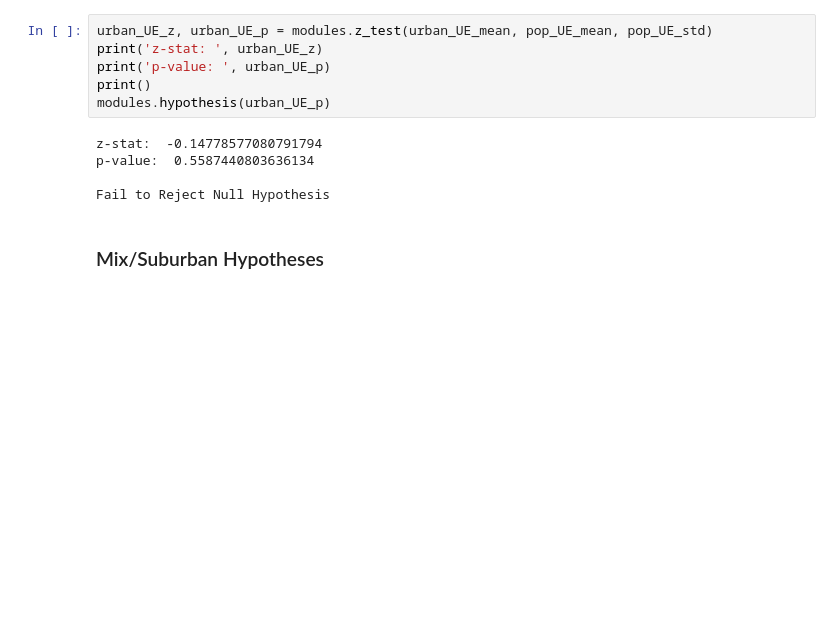
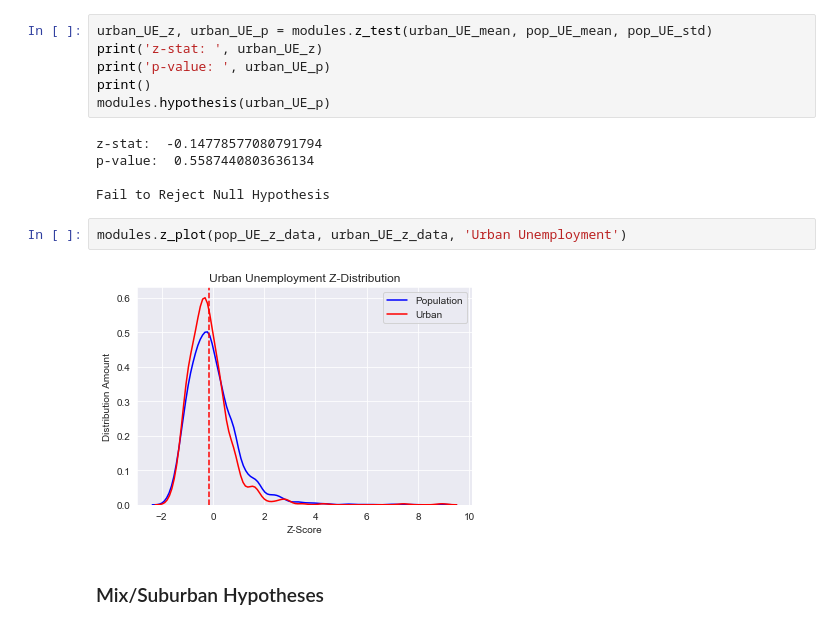
Before and after one commit to BenGeissel/Population_Effects_on_income_hypothesis_testing_module3project, a Jupyter notebook: Mod3Project_Ben_Rob_Technical_Audience.ipynb, the cells around one changed output. Drawn from its saved outputs; the diff is of its cells as text; blank space fills up the shorter version.

```diff
--- a/Mod3Project_Ben_Rob_Technical_Audience.ipynb
+++ b/Mod3Project_Ben_Rob_Technical_Audience.ipynb
@@ -107,6 +125,10 @@ z-stat:  -0.14778577080791794
 p-value:  0.5587440803636134
 
 Fail to Reject Null Hypothesis
+# %%
+modules.z_plot(pop_UE_z_data, urban_UE_z_data, 'Urban Unemployment')
+# %% [output]
+[figure, added]
 # %% [markdown]
 ### Mix/Suburban Hypotheses
 # %% [markdown]
```
Also changed, not shown: parts of 9 cells of this notebook, 3 other files.
